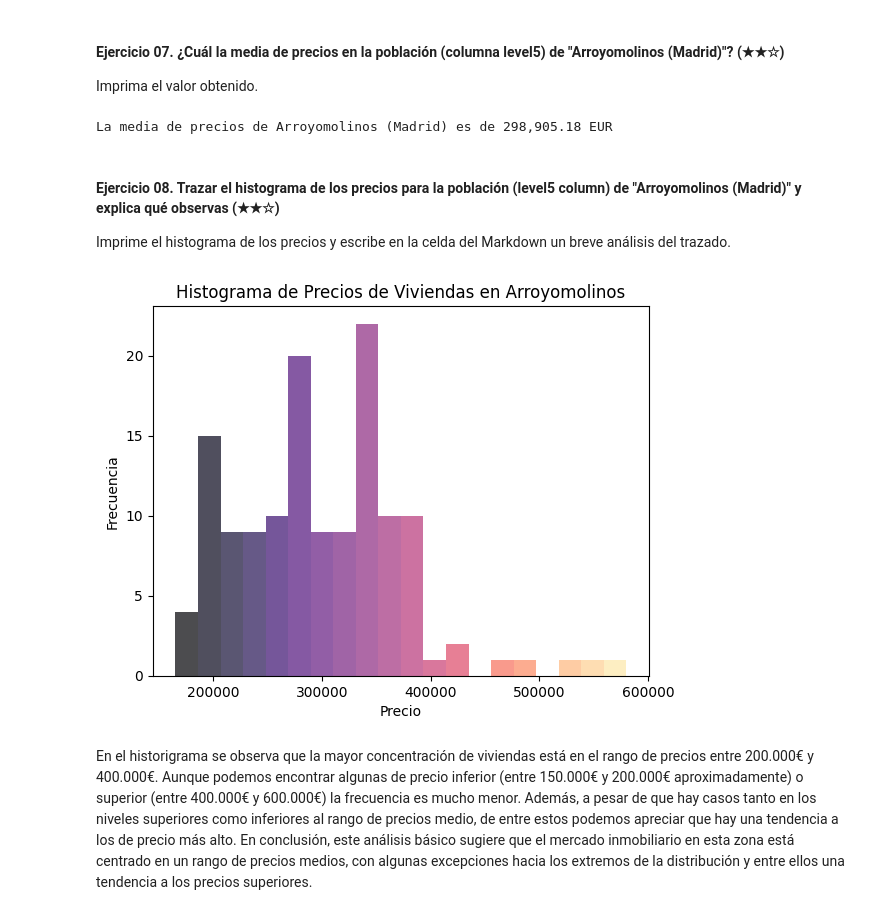
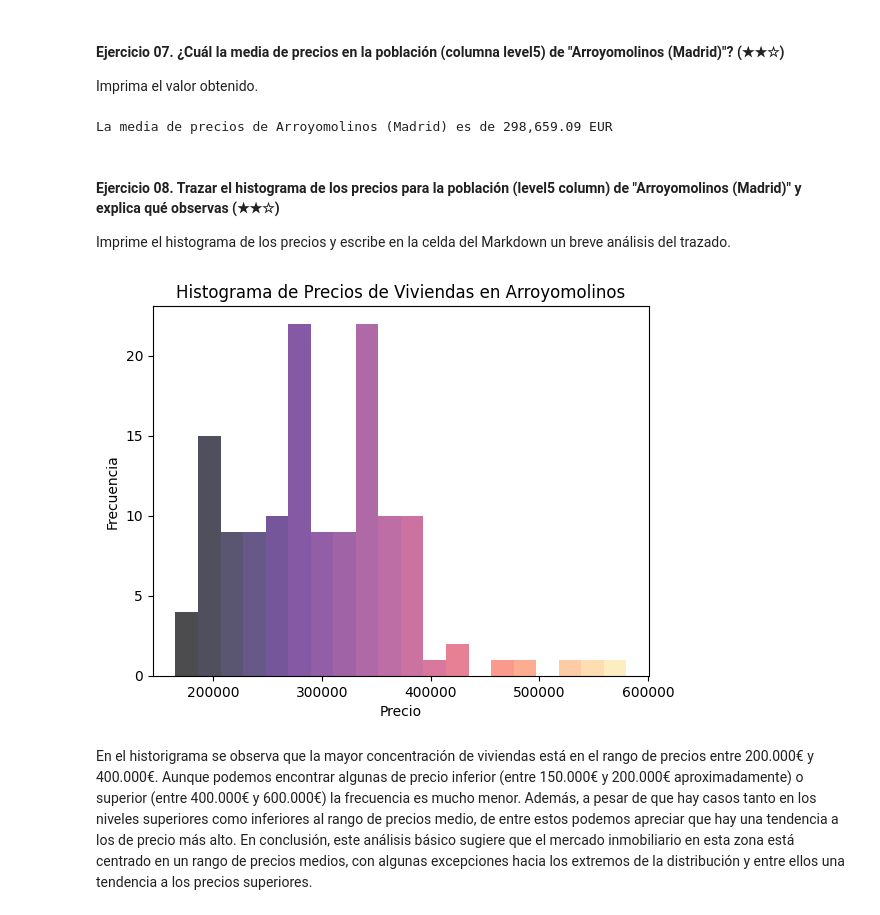
Before and after one commit to JCMiriam/realestate-datacleanup-exercise, a Jupyter notebook: project.es.ipynb, the cells around one changed output. Saved outputs shown, nothing was run; the diff lists cells and outputs as text; code cells hidden in the pictures.

```diff
--- a/project.es.ipynb
+++ b/project.es.ipynb
@@ -180,60 +168,44 @@ Tras eliminar NAs y duplicados, el dataset pasa de (15335, 37) a (15335, 35), lo
 
 Imprima el valor obtenido.
 # %%
-import pandas as pd
-
-ds = pd.read_csv('assets/real_estate.csv', sep=';')
-ds = ds.drop_duplicates()
-ds['price'] = pd.to_numeric(ds['price'], errors='coerce').fillna(0)
-
-def get_mean_price(zone):
+def get_mean_data(ds, zone, data):
     zone_data = ds[ds['level5'].str.contains(zone)]
 
     if zone_data.empty:
-        print(f"No se encontraron datos para la zona '{zone}'.")
+        print(f"No se encontraron datos para la zona de '{zone}'.")
         return
 
-    zone_formated_data = zone_data[zone_data['price'] > 0]
-    mean_price = zone_formated_data['price'].mean()
-    return f"La media de precios de Arroyomolinos (Madrid) es de {mean_price:,.2f} EUR"
+    return zone_data[data].mean()
 
-print(get_mean_price('Arroyomolinos'))
+mean_price = get_mean_data(ds, 'Arroyomolinos', 'price')
+print(f"La media de precios de Arroyomolinos (Madrid) es de {get_formatted_number(mean_price)} EUR")
 # %% [output]
-La media de precios de Arroyomolinos (Madrid) es de 298,905.18 EUR
+La media de precios de Arroyomolinos (Madrid) es de 298,659.09 EUR
 # %% [markdown]
 #### Ejercicio 08. Trazar el histograma de los precios para la población (level5 column) de "Arroyomolinos (Madrid)" y explica qué observas (★★☆)
 
 Imprime el histograma de los precios y escribe en la celda del Markdown un breve análisis del trazado.
 # %%
-import pandas as pd
-import matplotlib.pyplot as plt
-import numpy as np
-
-ds = pd.read_csv('assets/real_estate.csv', sep=';')
-ds = ds.drop_duplicates()
-ds['price'] = pd.to_numeric(ds['price'], errors='coerce').fillna(0)
-prices_list = ds[ds['price'] > 0]
-
-arroyomolinos_data = prices_list[prices_list['level5'].str.contains('Arroyomolinos', na=False)]
+arroyomolinos_data = ds[ds['level5'].str.contains('Arroyomolinos', na=False)]
 
 if not arroyomolinos_data.empty:
     counts, bins, patches = plt.hist(arroyomolinos_data['price'], alpha=0.7, bins=20)
 
     cmap = plt.cm.magma
     num_bins = len(bins) - 1
 
     for i, patch in enumerate(patches):
         color = cmap(i / num_bins)
         patch.set_facecolor(color)
 
     plt.title('Histograma de Precios de Viviendas en Arroyomolinos')
     plt.xlabel('Precio')
     plt.ylabel('Frecuencia')
     plt.show()
 else:
     print("No hay datos disponibles para Arroyomolinos.")
 # %% [output]
-[figure, old version]
+[figure, new version]
 # %% [markdown]
 En el historigrama se observa que la mayor concentración de viviendas está en el rango de precios entre 200.000€ y 400.000€. Aunque podemos encontrar algunas de precio inferior (entre 150.000€ y 200.000€ aproximadamente) o superior (entre 400.000€ y 600.000€) la frecuencia es mucho menor. Además, a pesar de que hay casos tanto en los niveles superiores como inferiores al rango de precios medio, de entre estos podemos apreciar que hay una tendencia a los de precio más alto. En conclusión, este análisis básico sugiere que el mercado inmobiliario en esta zona está centrado en un rango de precios medios, con algunas excepciones hacia los extremos de la distribución y entre ellos una tendencia a los precios superiores.
 # %% [markdown]
```
Also changed, not shown: parts of 24 cells of this notebook.
